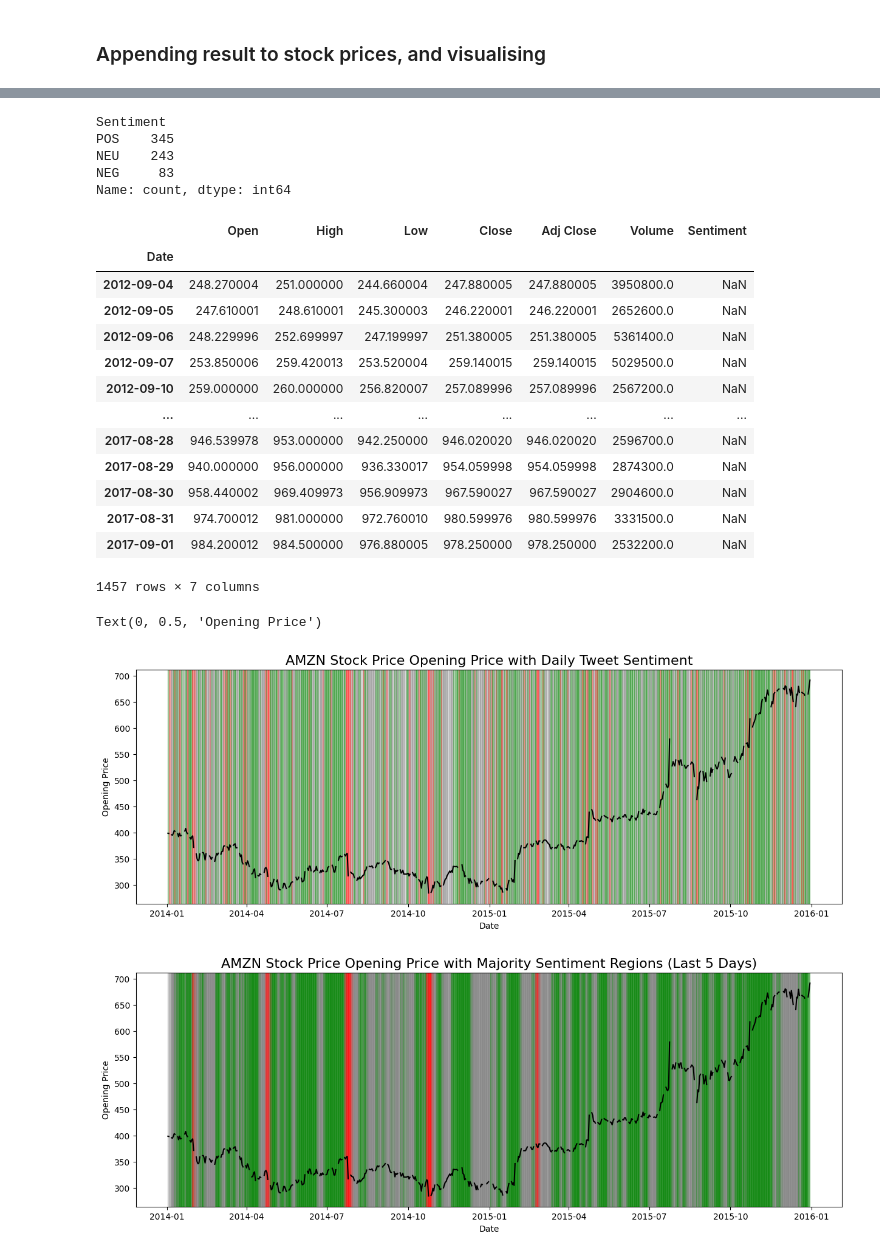
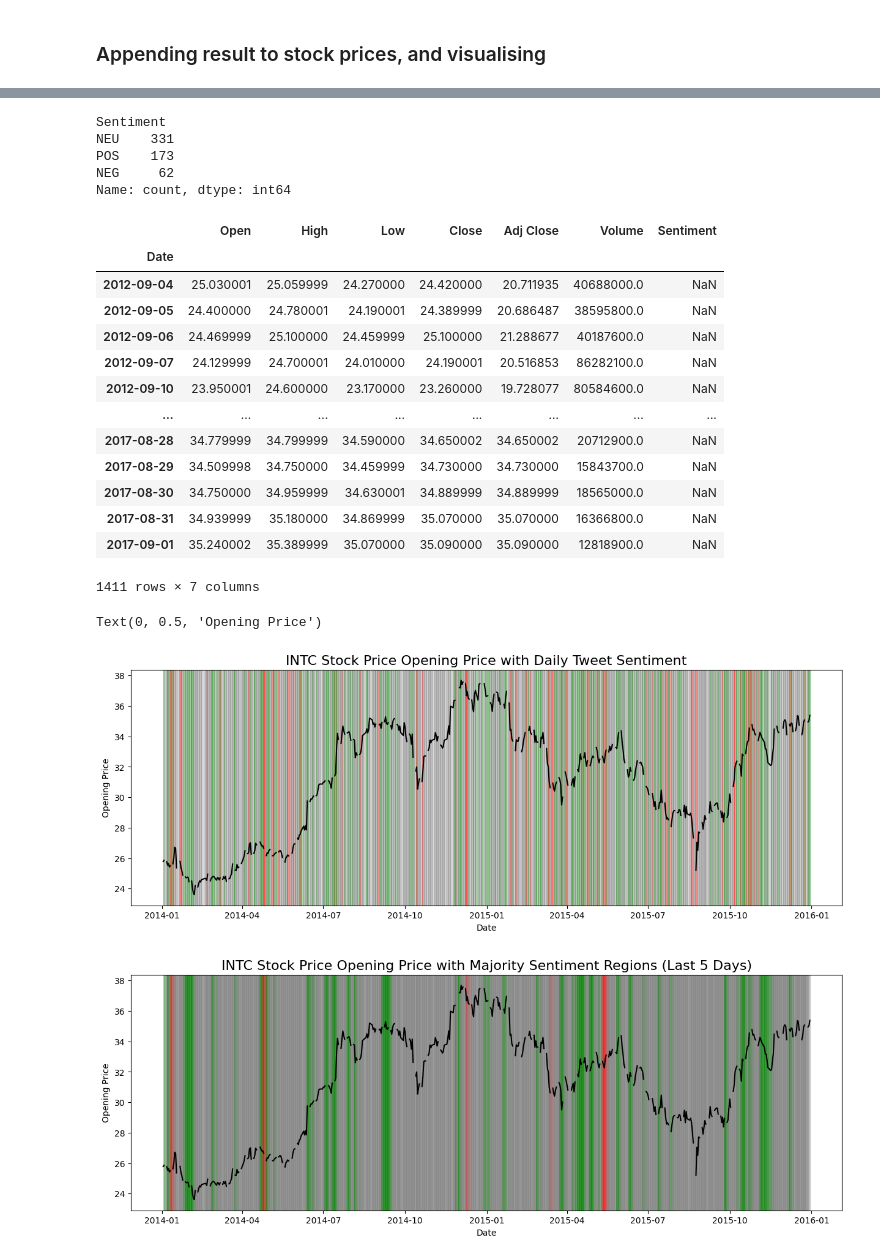
Before and after one commit to milapchu/datathon2_sudata_2024, a Jupyter notebook: sentiment-analysis.ipynb, the cells around one changed output, grey strips where cells are left out. Drawn from its saved outputs; the diff is of its cells as text; code cells hidden in the pictures.

Commit message:
data

```diff
--- a/sentiment-analysis.ipynb
+++ b/sentiment-analysis.ipynb
@@ -67,7 +67,7 @@ data_path = Path('./price/') # Update your path here
 Lets start by getting one day's worth of tweets and analysing the sentiment.
 # %%
 day = '2014-01-01'
-file_path = tweet_path / 'AMZN' / day
+file_path = tweet_path / 'INTC' / day
 # %%
 data = []
 with open(file_path, 'r') as f:
@@ -150,7 +152,7 @@ determine_sentiment(tweet_df['sentiment'])
 # %% [markdown]
 ### Getting the Majority Sentiment for all days
 # %%
-stock = 'AMZN'
+stock = 'INTC'
 stock_path = tweet_path / stock
 # %%
 # gets list of dates in this dir
@@ -202,7 +204,7 @@ all_sentiments[:5]
 # %% [markdown]
 ### Appending result to stock prices, and visualising
 # %%
-data_path = Path('./price/AMZN.csv') # Update your path here
+data_path = Path('./price/INTC.csv') # Update your path here
 df = pd.read_csv(data_path, header=0)
 # %%
 sentiment_df = pd.DataFrame(all_sentiments)
@@ -273,27 +277,27 @@ combined_df.head()
 combined_df['Sentiment'].value_counts()
 # %% [output]
 Sentiment
-POS    345
-NEU    243
-NEG     83
+NEU    331
+POS    173
+NEG     62
 Name: count, dtype: int64
 # %%
 combined_df
 # %% [output]
 |  | Open | High | Low | Close | Adj Close | Volume | Sentiment |
 | Date |  |  |  |  |  |  |  |
-| 2012-09-04 | 248.270004 | 251.000000 | 244.660004 | 247.880005 | 247.880005 | 3950800.0 | NaN |
-| 2012-09-05 | 247.610001 | 248.610001 | 245.300003 | 246.220001 | 246.220001 | 2652600.0 | NaN |
-| 2012-09-06 | 248.229996 | 252.699997 | 247.199997 | 251.380005 | 251.380005 | 5361400.0 | NaN |
-| 2012-09-07 | 253.850006 | 259.420013 | 253.520004 | 259.140015 | 259.140015 | 5029500.0 | NaN |
-| 2012-09-10 | 259.000000 | 260.000000 | 256.820007 | 257.089996 | 257.089996 | 2567200.0 | NaN |
+| 2012-09-04 | 25.030001 | 25.059999 | 24.270000 | 24.420000 | 20.711935 | 40688000.0 | NaN |
+| 2012-09-05 | 24.400000 | 24.780001 | 24.190001 | 24.389999 | 20.686487 | 38595800.0 | NaN |
+| 2012-09-06 | 24.469999 | 25.100000 | 24.459999 | 25.100000 | 21.288677 | 40187600.0 | NaN |
+| 2012-09-07 | 24.129999 | 24.700001 | 24.010000 | 24.190001 | 20.516853 | 86282100.0 | NaN |
+| 2012-09-10 | 23.950001 | 24.600000 | 23.170000 | 23.260000 | 19.728077 | 80584600.0 | NaN |
 | ... | ... | ... | ... | ... | ... | ... | ... |
-| 2017-08-28 | 946.539978 | 953.000000 | 942.250000 | 946.020020 | 946.020020 | 2596700.0 | NaN |
-| 2017-08-29 | 940.000000 | 956.000000 | 936.330017 | 954.059998 | 954.059998 | 2874300.0 | NaN |
-| 2017-08-30 | 958.440002 | 969.409973 | 956.909973 | 967.590027 | 967.590027 | 2904600.0 | NaN |
-| 2017-08-31 | 974.700012 | 981.000000 | 972.760010 | 980.599976 | 980.599976 | 3331500.0 | NaN |
-| 2017-09-01 | 984.200012 | 984.500000 | 976.880005 | 978.250000 | 978.250000 | 2532200.0 | NaN |
+| 2017-08-28 | 34.779999 | 34.799999 | 34.590000 | 34.650002 | 34.650002 | 20712900.0 | NaN |
+| 2017-08-29 | 34.509998 | 34.750000 | 34.459999 | 34.730000 | 34.730000 | 15843700.0 | NaN |
+| 2017-08-30 | 34.750000 | 34.959999 | 34.630001 | 34.889999 | 34.889999 | 18565000.0 | NaN |
+| 2017-08-31 | 34.939999 | 35.180000 | 34.869999 | 35.070000 | 35.070000 | 16366800.0 | NaN |
+| 2017-09-01 | 35.240002 | 35.389999 | 35.070000 | 35.090000 | 35.090000 | 12818900.0 | NaN |
-1457 rows × 7 columns
+1411 rows × 7 columns
 # %%
 df = combined_df.loc[(combined_df.index > '2014-01-01') & (combined_df.index < '2015-12-31')]
 
@@ -314,12 +318,12 @@ for i in range(1, len(df)):
     # Use ax.axhspan to color the region between two dates
     ax.axvspan(prev_date, curr_date, color=color, alpha=0.3)
 
-ax.set_title('AMZN Stock Price Opening Price with Daily Tweet Sentiment', fontsize=16)
+ax.set_title('INTC Stock Price Opening Price with Daily Tweet Sentiment', fontsize=16)
 ax.set_xlabel('Date')
 ax.set_ylabel('Opening Price')
 # %% [output]
 Text(0, 0.5, 'Opening Price')
-[figure, old version]
+[figure, new version]
 # %%
 def majority_sentiment(sentiments):
     pos_count = (sentiments == 'POS').sum()
@@ -335,28 +339,28 @@ def majority_sentiment(sentiments):
 # %%
 fig, ax = plt.subplots(figsize=(15, 5))
 
 ax.plot(df.index, df['Open'], label='Opening Price', color='black')
 
 for i in range(4, len(df)):  # Start at 4 since we need to look back 4 days
     prev_date = df.index[i - 4]  #
     curr_date = df.index[i]
 
 
     sentiment_last_five_days = df['Sentiment'].iloc[i-4:i+1]
 
     # Determine the majority sentiment over the last 5 days
     majority = majority_sentiment(sentiment_last_five_days)
 
 
     color = color_map.get(majority, 'gray')
     ax.axvspan(prev_date, curr_date, color=color, alpha=0.3)
 
 
-ax.set_title('AMZN Stock Price Opening Price with Majority Sentiment Regions (Last 5 Days)', fontsize=16)
+ax.set_title('INTC Stock Price Opening Price with Majority Sentiment Regions (Last 5 Days)', fontsize=16)
 ax.set_xlabel('Date')
 ax.set_ylabel('Opening Price')
 
 
 plt.show()
 # %% [output]
-[figure, old version]
+[figure, new version]
```
Also changed, not shown: parts of 15 cells of this notebook, 1 other file.
